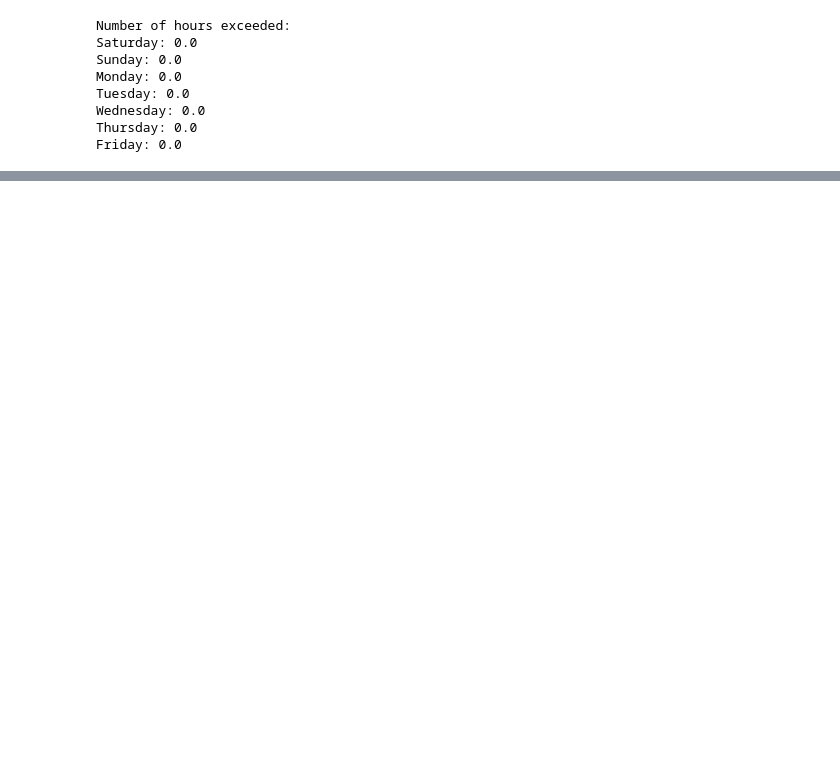
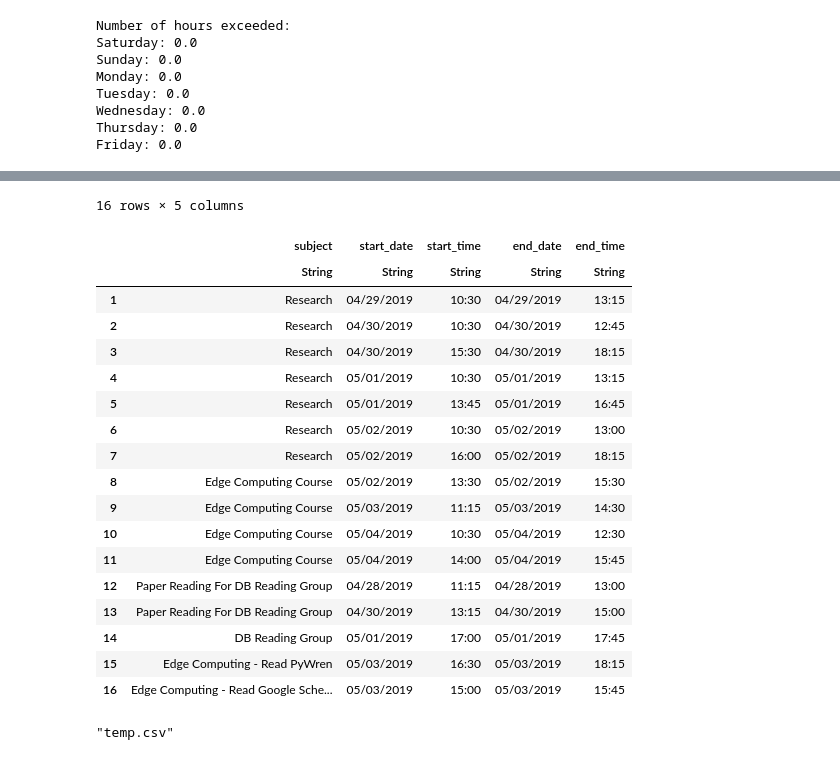
Before and after one commit to aarati-K/weekly-task-planner, a Jupyter notebook: Weekly Task Scheduler - Trial.ipynb, the cells around one changed output, grey strips where cells are left out. Saved outputs shown, nothing was run; the diff lists cells and outputs as text; code cells hidden in the pictures; blank space fills up the shorter version.

Commit message:
Added Code for generating Google Doc CSV

```diff
--- a/Weekly Task Scheduler - Trial.ipynb
+++ b/Weekly Task Scheduler - Trial.ipynb
@@ -531,2 +534,10 @@ Start time: 14:45 End time: 18:15
 
 Friday:
+# %%
+schedule = DataFrame(
+    subject = String[],
+    start_date = String[],
+    start_time = String[],
+    end_date = String[],
+    end_time = String[]
+)
@@ -548,0 +647,22 @@ Friday: 0.0
+# %%
+schedule
+# %% [output]
+16 rows × 5 columns
+|  | subject | start_date | start_time | end_date | end_time |
+|  | String | String | String | String | String |
+| 1 | Research | 04/29/2019 | 10:30 | 04/29/2019 | 13:15 |
+| 2 | Research | 04/30/2019 | 10:30 | 04/30/2019 | 12:45 |
+| 3 | Research | 04/30/2019 | 15:30 | 04/30/2019 | 18:15 |
+| 4 | Research | 05/01/2019 | 10:30 | 05/01/2019 | 13:15 |
+| 5 | Research | 05/01/2019 | 13:45 | 05/01/2019 | 16:45 |
+| 6 | Research | 05/02/2019 | 10:30 | 05/02/2019 | 13:00 |
+| 7 | Research | 05/02/2019 | 16:00 | 05/02/2019 | 18:15 |
+| 8 | Edge Computing Course | 05/02/2019 | 13:30 | 05/02/2019 | 15:30 |
+| 9 | Edge Computing Course | 05/03/2019 | 11:15 | 05/03/2019 | 14:30 |
+| 10 | Edge Computing Course | 05/04/2019 | 10:30 | 05/04/2019 | 12:30 |
+| 11 | Edge Computing Course | 05/04/2019 | 14:00 | 05/04/2019 | 15:45 |
+| 12 | Paper Reading For DB Reading Group | 04/28/2019 | 11:15 | 04/28/2019 | 13:00 |
+| 13 | Paper Reading For DB Reading Group | 04/30/2019 | 13:15 | 04/30/2019 | 15:00 |
+| 14 | DB Reading Group | 05/01/2019 | 17:00 | 05/01/2019 | 17:45 |
+| 15 | Edge Computing - Read PyWren | 05/03/2019 | 16:30 | 05/03/2019 | 18:15 |
+| 16 | Edge Computing - Read Google Sche... | 05/03/2019 | 15:00 | 05/03/2019 | 15:45 |
@@ -548,0 +671,4 @@ Friday: 0.0
+# %%
+CSV.write("temp.csv", schedule, header=["Subject", "Start Date", "Start Time", "End Date", "End Time"])
+# %% [output]
+"temp.csv"
```
Also changed, not shown: parts of 7 cells of this notebook.
